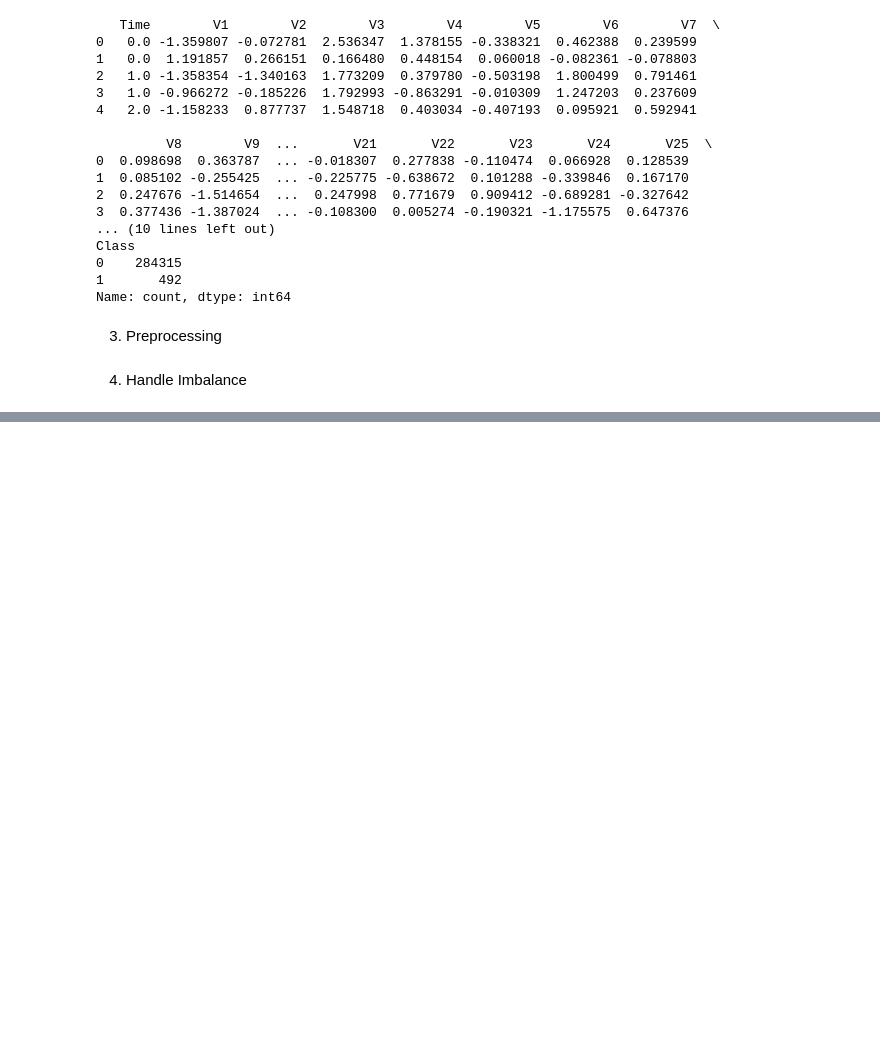
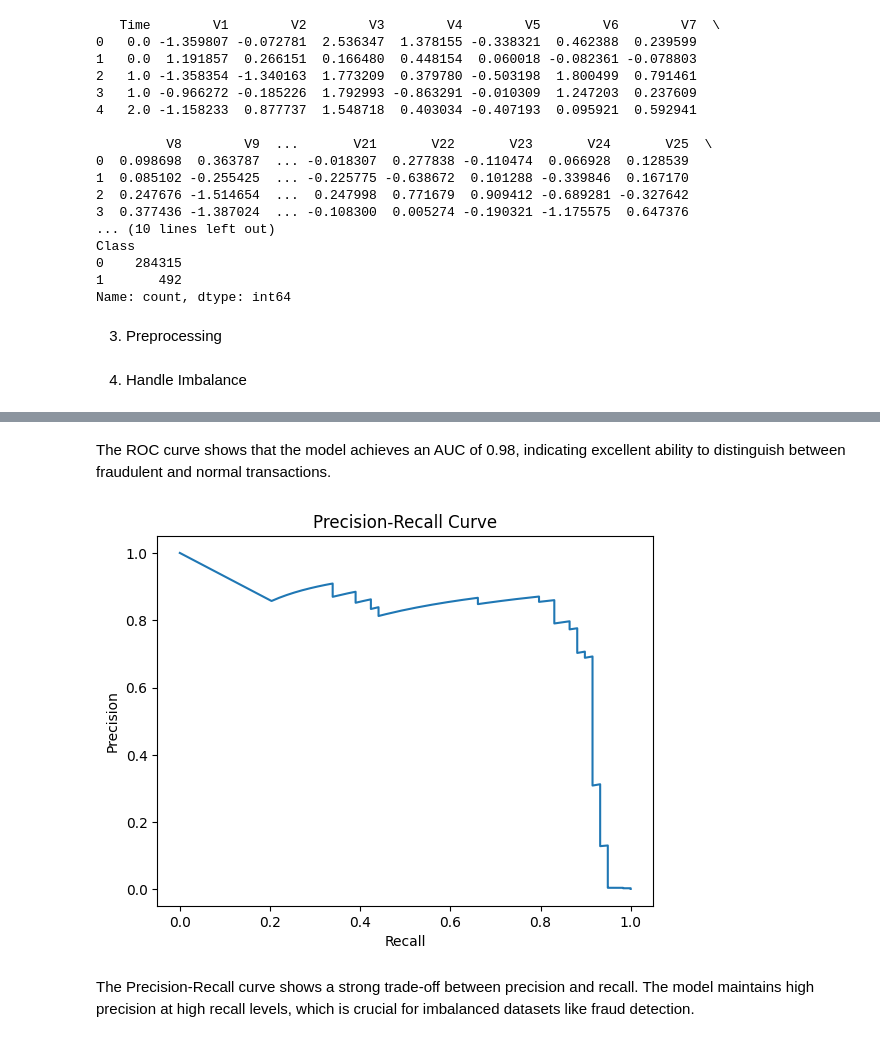
Before and after one commit to alkhurayjah/Task_DL, a Jupyter notebook: Abdullah_Alkhurayjah_DL.ipynb, the cells around one changed output, grey strips where cells are left out. Cells and saved outputs as stored; diff of their text form; code cells hidden in the pictures; blank space fills up the shorter version.

```diff
--- a/Abdullah_Alkhurayjah_DL.ipynb
+++ b/Abdullah_Alkhurayjah_DL.ipynb
@@ -229,0 +274,19 @@ WARNING:absl:You are saving your model as an HDF5 file via `model.save()` or `ke
+# %% [markdown]
+The ROC curve shows that the model achieves an AUC of 0.98, indicating excellent ability to distinguish between fraudulent and normal transactions.
+# %%
+from sklearn.metrics import precision_recall_curve
+
+precision_vals, recall_vals, _ = precision_recall_curve(y_test, y_prob)
+
+plt.figure()
+plt.plot(recall_vals, precision_vals)
+
+plt.xlabel("Recall")
+plt.ylabel("Precision")
+plt.title("Precision-Recall Curve")
+
+plt.show()
+# %% [output]
+[figure, added]
+# %% [markdown]
+The Precision-Recall curve shows a strong trade-off between precision and recall. The model maintains high precision at high recall levels, which is crucial for imbalanced datasets like fraud detection.
```
Also changed, not shown: parts of 24 cells of this notebook.
